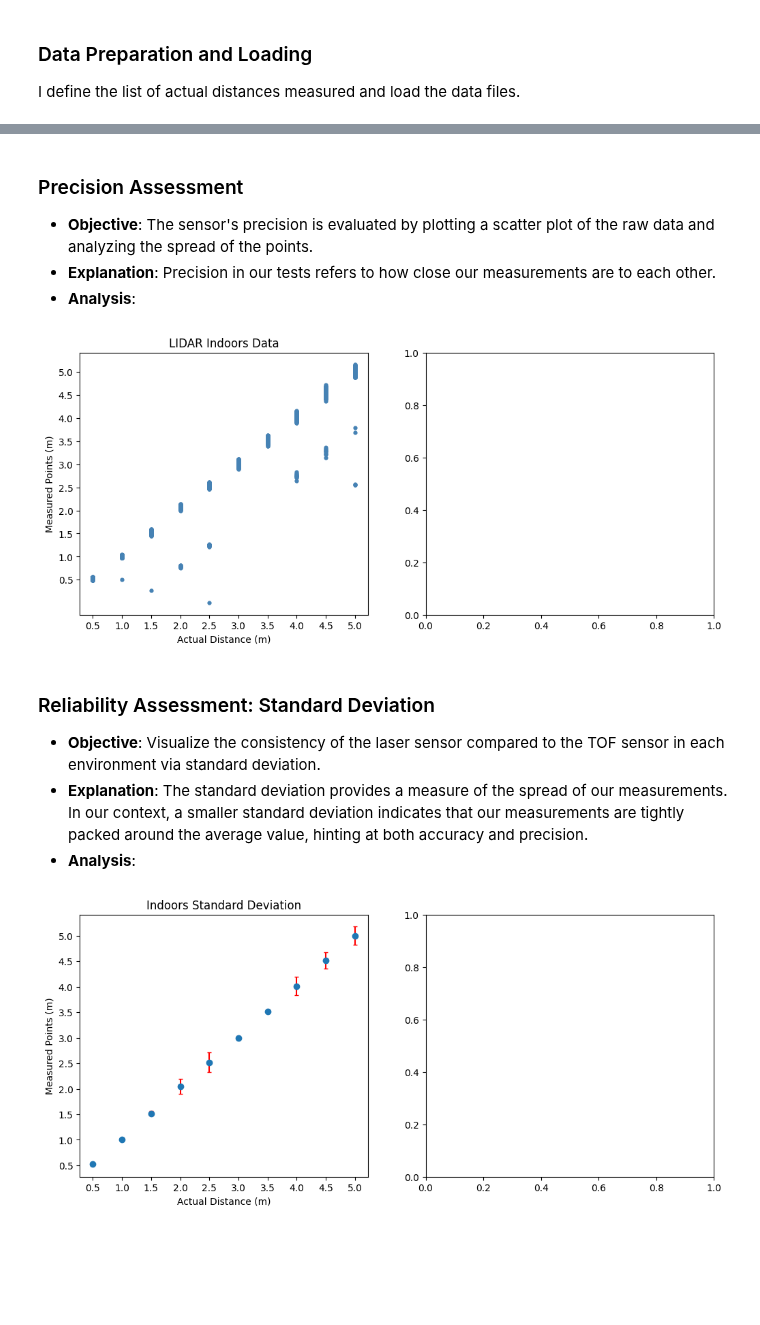
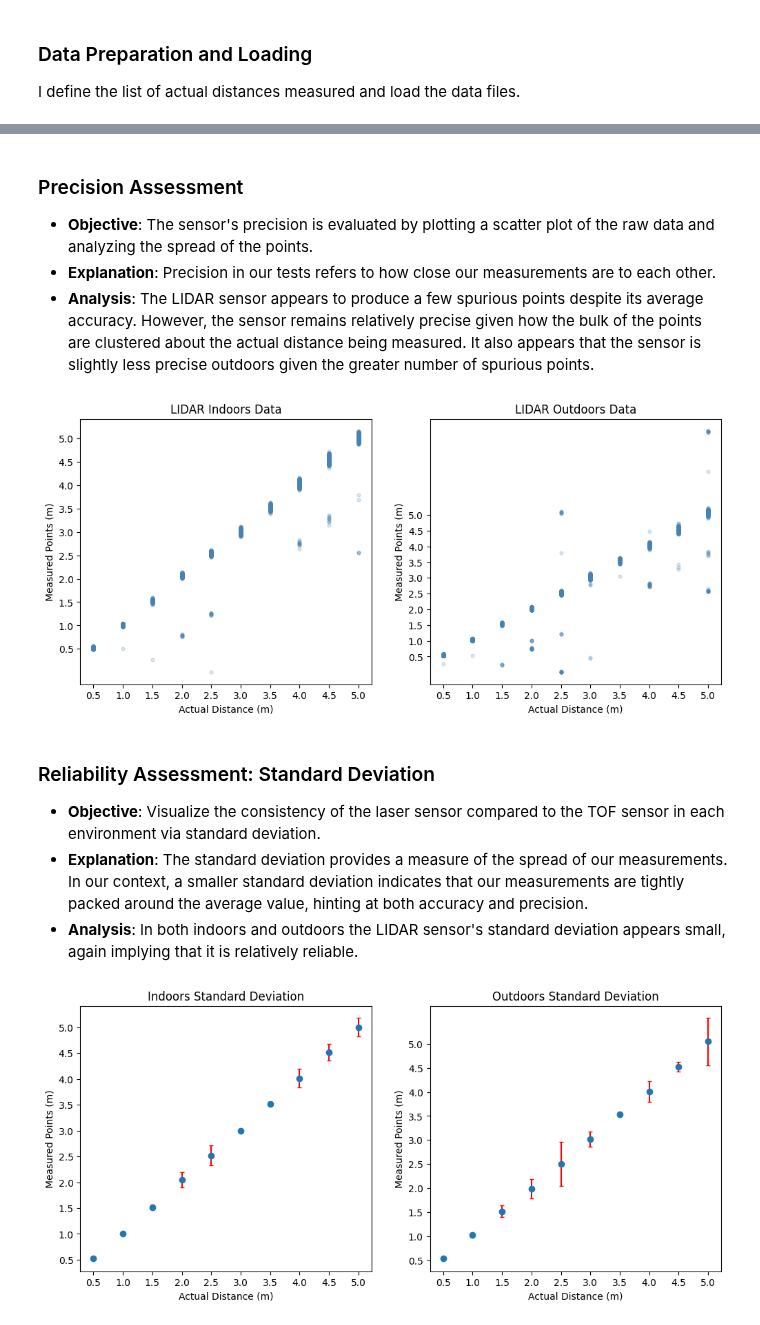
Before and after one commit to wuihee/cycling-safety-analysis, a Jupyter notebook: notebooks/LIDAR_Basic_Tests.ipynb, the cells around one changed output, grey strips where cells are left out. Drawn from its saved outputs; the diff is of its cells as text; code cells hidden in the pictures; blank space fills up the shorter version.

```diff
--- a/notebooks/LIDAR_Basic_Tests.ipynb
+++ b/notebooks/LIDAR_Basic_Tests.ipynb
@@ -69,10 +69,10 @@ I define the list of actual distances measured and load the data files.
 ACTUAL_DISTANCES = [0.5 * i for i in range(1, 11)]
 
 INDOORS_DATA_PATH = pathlib.Path("../data/processed/lidar_basic_tests/indoors/")
-# OUTDOORS_DATA_PATH = pathlib.Path("../data/processed/tof_basic_tests/outdoors/")
+OUTDOORS_DATA_PATH = pathlib.Path("../data/processed/lidar_basic_tests/outdoors/")
 
 indoors_data = FolderData(INDOORS_DATA_PATH)
-# outdoors_data = FolderData(OUTDOORS_DATA_PATH)
+outdoors_data = FolderData(OUTDOORS_DATA_PATH)
 # %% [markdown]
 ## Data Analysis
 
@@ -84,10 +84,10 @@ indoors_data = FolderData(INDOORS_DATA_PATH)
 # %%
 indoors_mean = processing.get_mean(indoors_data.distances)
-# outdoors_mean = processing.get_mean(outdoors_data.distances)
+outdoors_mean = processing.get_mean(outdoors_data.distances)
 
 data = {
     "Actual Distance": ACTUAL_DISTANCES,
-    # "Outdoors Mean": outdoors_mean,
+    "Outdoors Mean": outdoors_mean,
     "Indoors Mean": indoors_mean,
 }
 df = pd.DataFrame(data)
@@ -108,30 +111,30 @@ plt.show()
 
 - **Objective**: The sensor's precision is evaluated by plotting a scatter plot of the raw data and analyzing the spread of the points.
 - **Explanation**: Precision in our tests refers to how close our measurements are to each other.
-- **Analysis**:
+- **Analysis**: The LIDAR sensor appears to produce a few spurious points despite its average accuracy. However, the sensor remains relatively precise given how the bulk of the points are clustered about the actual distance being measured. It also appears that the sensor is slightly less precise outdoors given the greater number of spurious points.
 # %%
 fig, axes = plt.subplots(1, 2, figsize=(12, 5))
 basic_graphs.plot_scatter(axes[0], indoors_data.distances, "LIDAR Indoors Data")
-# basic_graphs.plot_scatter(axes[0][1], outdoors_data.distances, "LIDAR Outdoors Data")
+basic_graphs.plot_scatter(axes[1], outdoors_data.distances, "LIDAR Outdoors Data")
 plt.show()
 # %% [output]
-[figure, old version]
+[figure, new version]
 # %% [markdown]
 ### Reliability Assessment: Standard Deviation
 
 - **Objective**: Visualize the consistency of the laser sensor compared to the TOF sensor in each environment via standard deviation.
 - **Explanation**: The standard deviation provides a measure of the spread of our measurements. In our context, a smaller standard deviation indicates that our measurements are tightly packed around the average value, hinting at both accuracy and precision.
-- **Analysis**:
+- **Analysis**: In both indoors and outdoors the LIDAR sensor's standard deviation appears small, again implying that it is relatively reliable.
 # %%
 indoors_std = processing.get_std(indoors_data.distances)
-# outdoors_std = processing.get_std(outdoors_data.distances)
+outdoors_std = processing.get_std(outdoors_data.distances)
 
 fig, axes = plt.subplots(1, 2, figsize=(12, 5))
 basic_graphs.plot_std_errorbar(axes[0], indoors_mean, indoors_std, "Indoors Standard Deviation")
-# basic_graphs.plot_std_errorbar(axes[1], outdoors_mean, outdoors_std, "Outdoors Standard Deviation")
+basic_graphs.plot_std_errorbar(axes[1], outdoors_mean, outdoors_std, "Outdoors Standard Deviation")
 plt.show()
 # %% [output]
-[figure, old version]
+[figure, new version]
 # %% [markdown]
 ### Reliability Assessment: Best Fit Line
 
```
Also changed, not shown: parts of 10 cells of this notebook, 2 other files.
